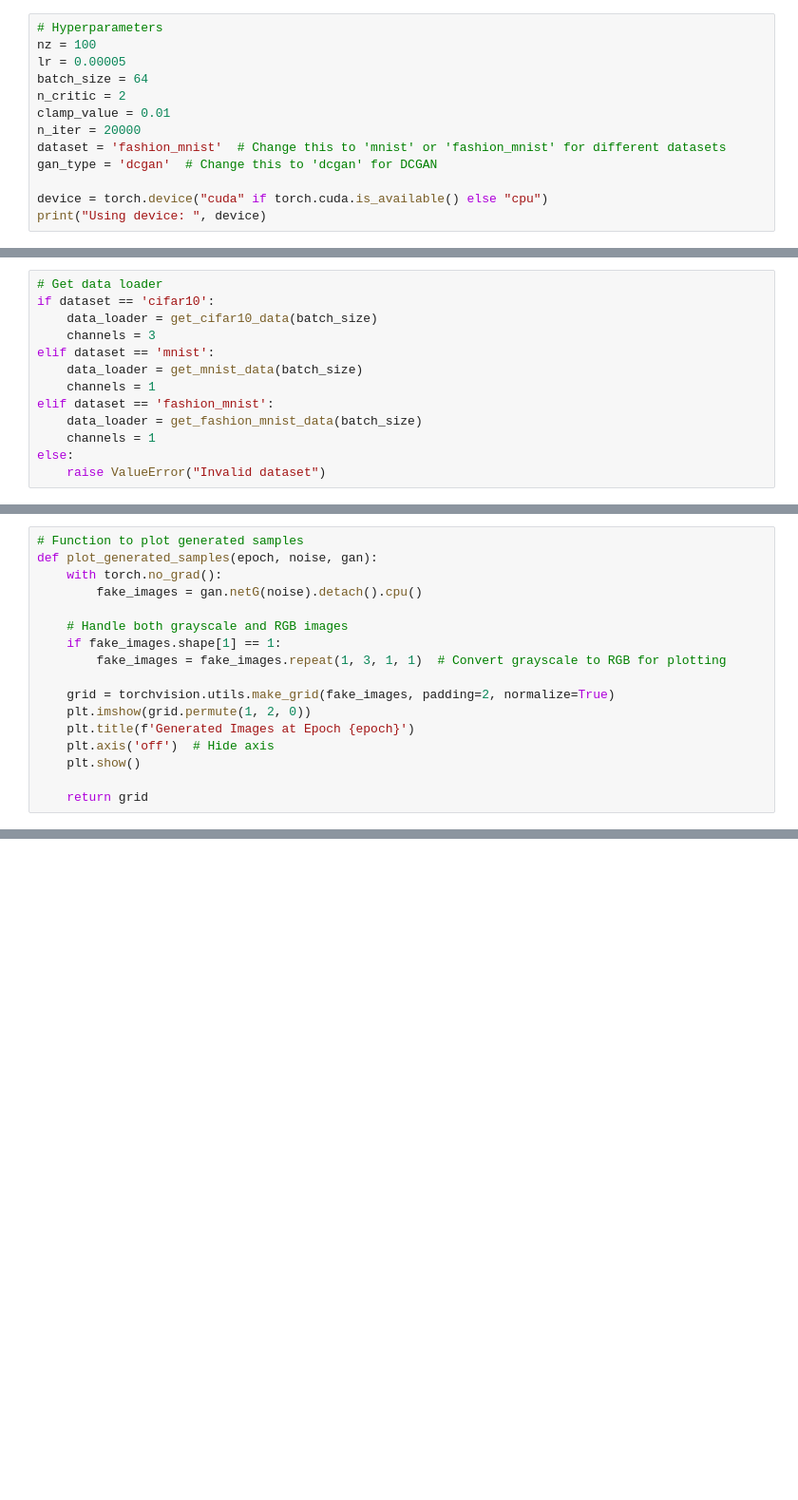
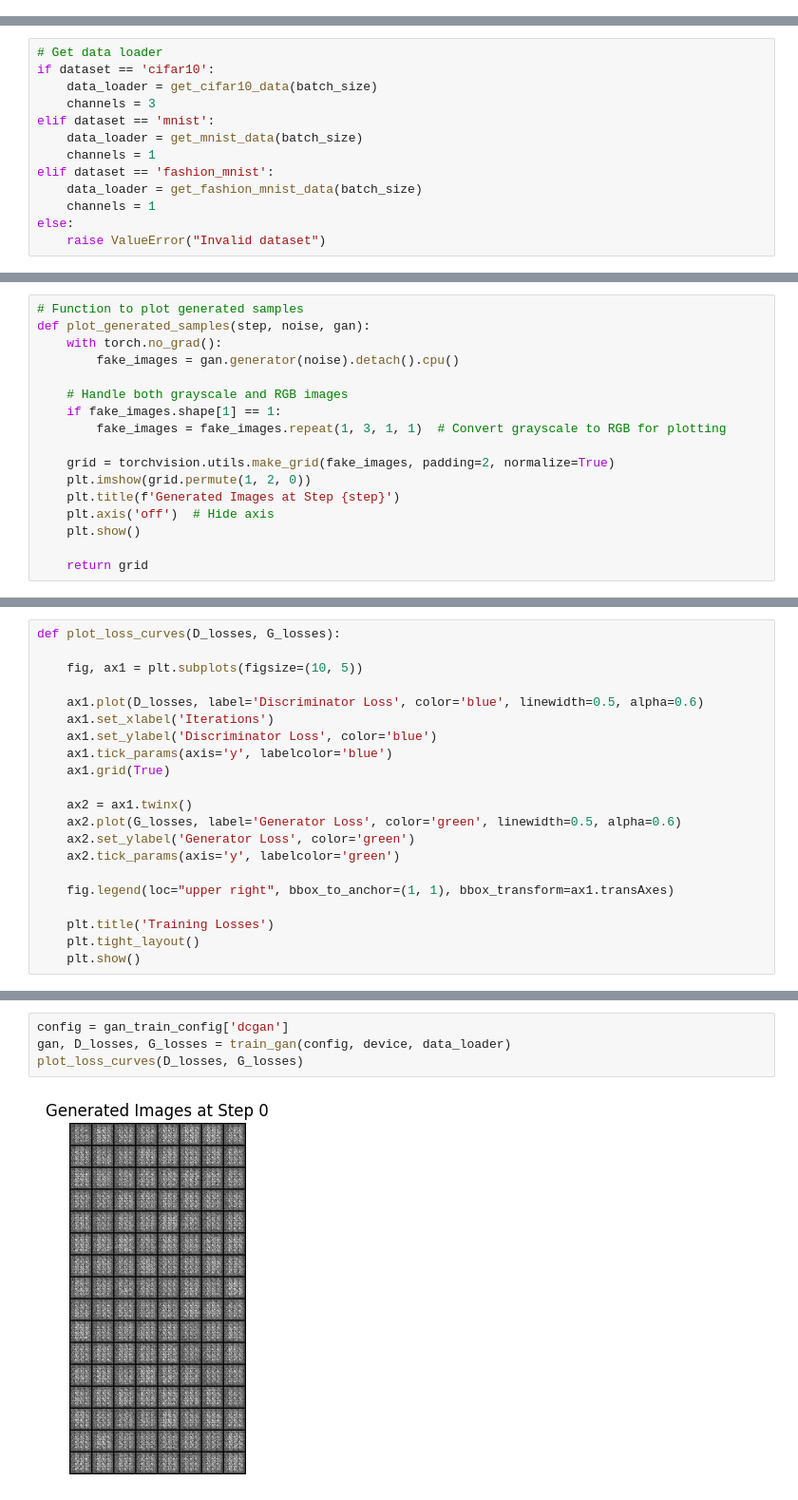
Before and after one commit to kariander1/HW3DeepLearning, a Jupyter notebook: ImprovedTrainingOfGAN.ipynb, the cells around one changed output, grey strips where cells are left out. Shown at 95% size. Cells and saved outputs as stored; diff of their text form; blank space fills up the shorter version.

```diff
--- a/ImprovedTrainingOfGAN.ipynb
+++ b/ImprovedTrainingOfGAN.ipynb
@@ -28,16 +28,3 @@ from torch.utils.tensorboard import SummaryWriter
 ## 2. Hyperparameters
 
 Here, we define the hyperparameters for our experiments.
-# %%
-# Hyperparameters
-nz = 100
-lr = 0.00005
-batch_size = 64
-n_critic = 2
-clamp_value = 0.01
-n_iter = 20000
-dataset = 'fashion_mnist'  # Change this to 'mnist' or 'fashion_mnist' for different datasets
-gan_type = 'dcgan'  # Change this to 'dcgan' for DCGAN
-
-device = torch.device("cuda" if torch.cuda.is_available() else "cpu")
-print("Using device: ", device)
@@ -61,8 +79,8 @@ else:
 # %%
 # Function to plot generated samples
-def plot_generated_samples(epoch, noise, gan):
+def plot_generated_samples(step, noise, gan):
     with torch.no_grad():
-        fake_images = gan.netG(noise).detach().cpu()
+        fake_images = gan.generator(noise).detach().cpu()
 
     # Handle both grayscale and RGB images
     if fake_images.shape[1] == 1:
@@ -70,7 +88,7 @@ def plot_generated_samples(epoch, noise, gan):
 
     grid = torchvision.utils.make_grid(fake_images, padding=2, normalize=True)
     plt.imshow(grid.permute(1, 2, 0))
-    plt.title(f'Generated Images at Epoch {epoch}')
+    plt.title(f'Generated Images at Step {step}')
     plt.axis('off')  # Hide axis
     plt.show()
 
@@ -174,0 +172,21 @@ KeyboardInterrupt:
+# %%
+def plot_loss_curves(D_losses, G_losses):
+
+    fig, ax1 = plt.subplots(figsize=(10, 5))
+
+    ax1.plot(D_losses, label='Discriminator Loss', color='blue', linewidth=0.5, alpha=0.6)
+    ax1.set_xlabel('Iterations')
+    ax1.set_ylabel('Discriminator Loss', color='blue')
+    ax1.tick_params(axis='y', labelcolor='blue')
+    ax1.grid(True)
+
+    ax2 = ax1.twinx()
+    ax2.plot(G_losses, label='Generator Loss', color='green', linewidth=0.5, alpha=0.6)
+    ax2.set_ylabel('Generator Loss', color='green')
+    ax2.tick_params(axis='y', labelcolor='green')
+
+    fig.legend(loc="upper right", bbox_to_anchor=(1, 1), bbox_transform=ax1.transAxes)
+
+    plt.title('Training Losses')
+    plt.tight_layout()
+    plt.show()
@@ -174,0 +195,6 @@ KeyboardInterrupt:
+# %%
+config = gan_train_config['dcgan']
+gan, D_losses, G_losses = train_gan(config, device, data_loader)
+plot_loss_curves(D_losses, G_losses)
+# %% [output]
+[figure, added]
```
Also changed, not shown: parts of 15 cells of this notebook, 12 other files.
